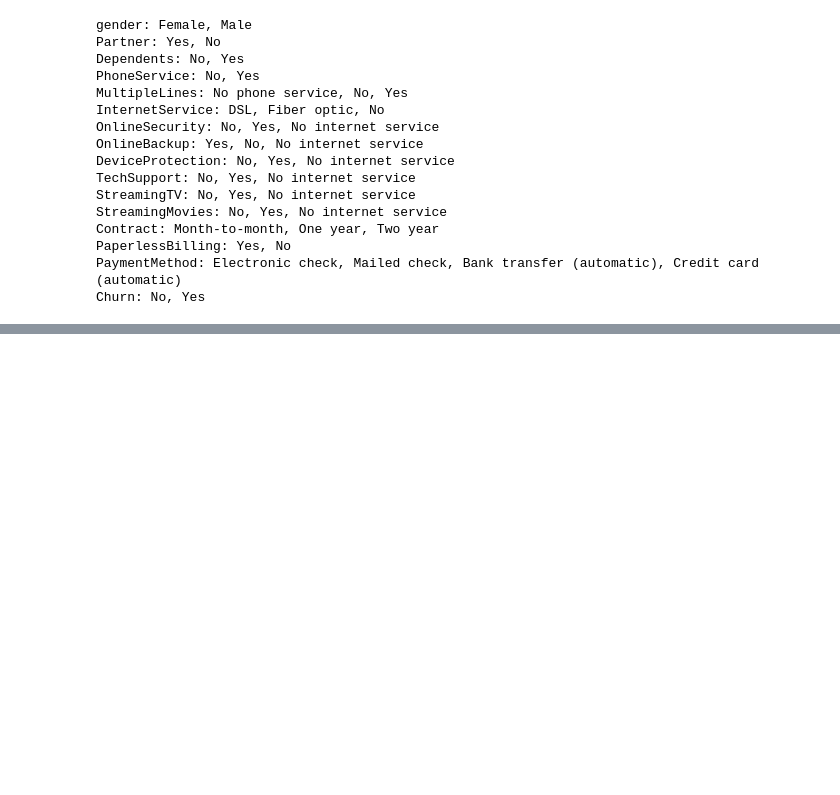
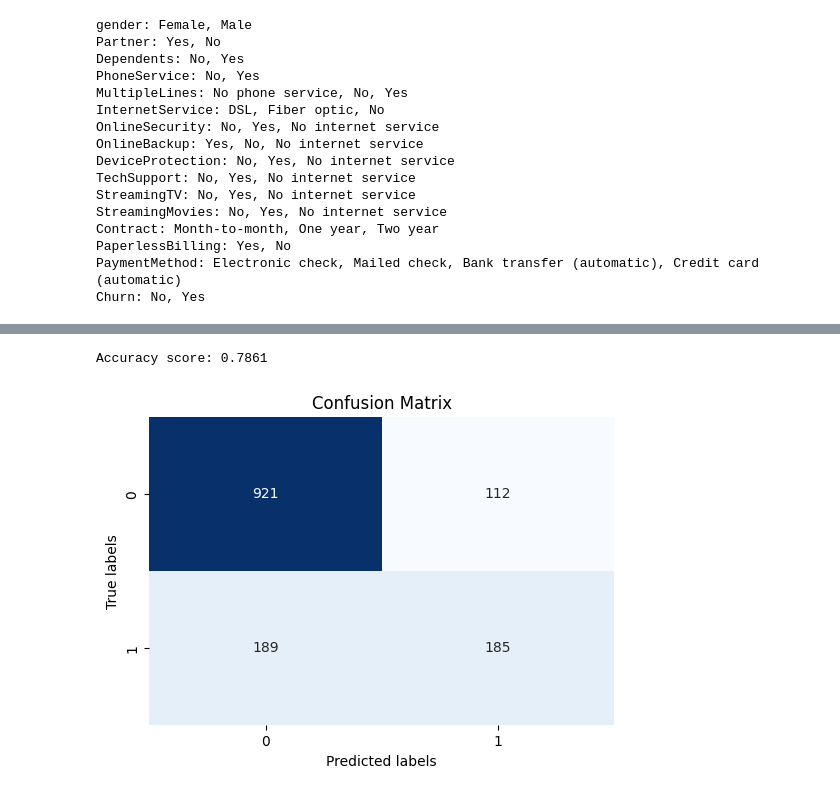
Before and after one commit to isakcarrero/machine_learning_d, a Jupyter notebook: project.ipynb, the cells around one changed output, grey strips where cells are left out. Cells and saved outputs as stored; diff of their text form; code cells hidden in the pictures; blank space fills up the shorter version.

Commit message:
test logistic regression for predicting

```diff
--- a/project.ipynb
+++ b/project.ipynb
@@ -60,7 +63,7 @@ dtype: int64
 # %%
 # Print possible values for each column
 for column in df_cleaned.select_dtypes(include='object'):
-    unique_values = df[column].unique()  # Get unique values of the column
+    unique_values = df_cleaned[column].unique()  # Get unique values of the column
     print(f"{column}: {', '.join(map(str, unique_values))}")
 # %% [output]
 gender: Female, Male
@@ -117,0 +121,22 @@ plt.show()
+# %%
+X_train, X_test, y_train, y_test = train_test_split(X, y, test_size=0.20, random_state=42)
+
+model = LogisticRegression(solver='lbfgs', max_iter=10000)
+
+model.fit(X_train, y_train)
+
+y_pred = model.predict(X_test)
+
+print(f"Accuracy score: {accuracy_score(y_test, y_pred):.4f}")
+cm = confusion_matrix(y_test, y_pred)
+
+plt.figure(figsize=(6, 4))
+sns.heatmap(cm, annot=True, fmt='d', cmap='Blues', cbar=False)
+
+plt.xlabel('Predicted labels')
+plt.ylabel('True labels')
+plt.title('Confusion Matrix')
+plt.show()
+# %% [output]
+Accuracy score: 0.7861
+[figure, added]
```
Also changed, not shown: parts of 2 cells of this notebook.
